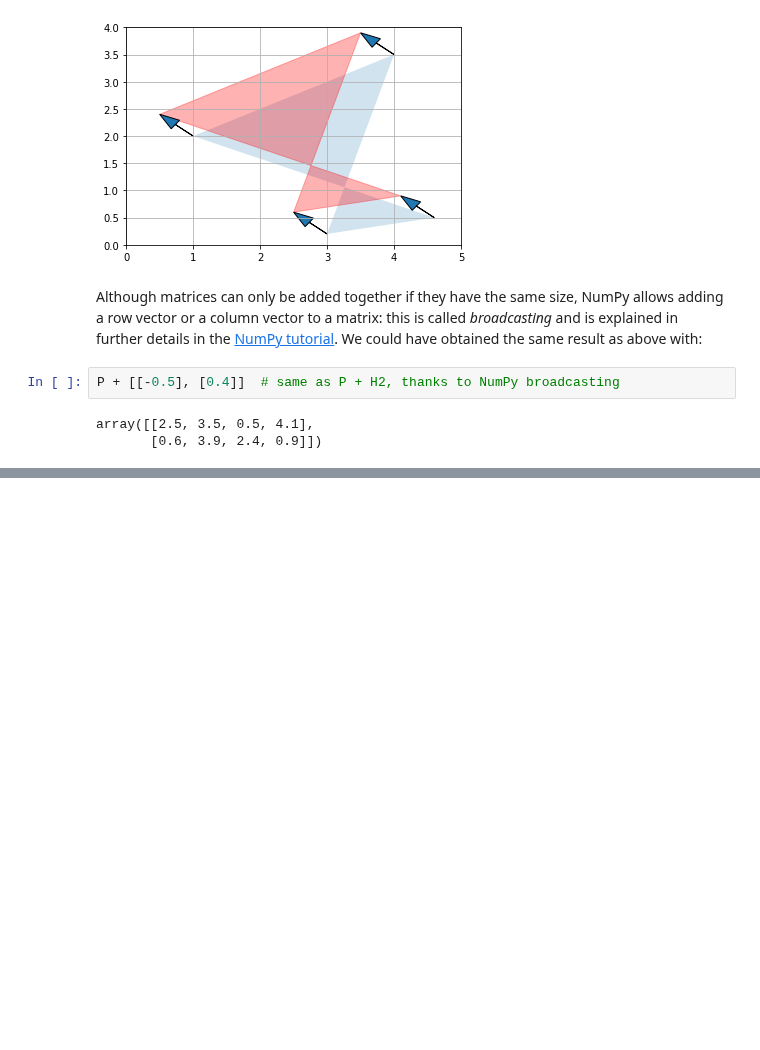
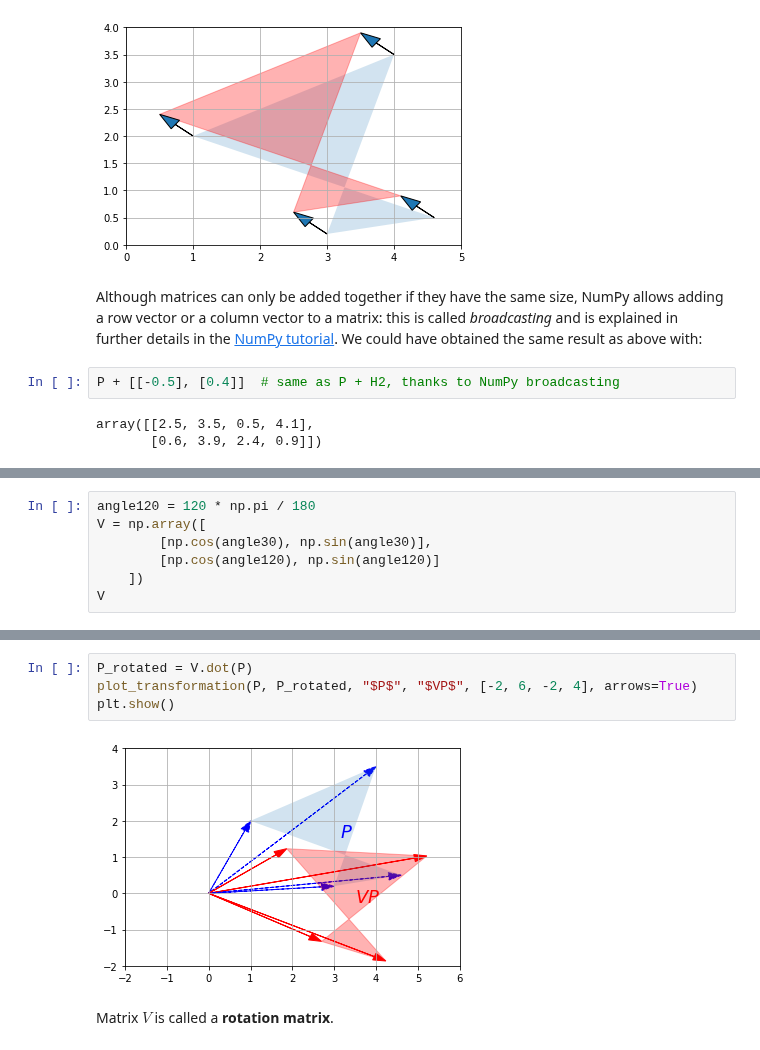
Before and after one commit to jackhwl/OpenCV, a Jupyter notebook: HandOn_MachineLearning/3/math_linear_algebra.ipynb, the cells around one changed output, grey strips where cells are left out. Cells and saved outputs as stored; diff of their text form; blank space fills up the shorter version.

```diff
--- a/HandOn_MachineLearning/3/math_linear_algebra.ipynb
+++ b/HandOn_MachineLearning/3/math_linear_algebra.ipynb
@@ -1123,0 +1196,7 @@ array([[2.5, 3.5, 0.5, 4.1],
+# %%
+angle120 = 120 * np.pi / 180
+V = np.array([
+        [np.cos(angle30), np.sin(angle30)],
+        [np.cos(angle120), np.sin(angle120)]
+    ])
+V
@@ -1123,0 +1215,8 @@ array([[2.5, 3.5, 0.5, 4.1],
+# %%
+P_rotated = V.dot(P)
+plot_transformation(P, P_rotated, "$P$", "$VP$", [-2, 6, -2, 4], arrows=True)
+plt.show()
+# %% [output]
+[figure, added]
+# %% [markdown]
+Matrix $V$ is called a **rotation matrix**.
```
Also changed, not shown: parts of 16 cells of this notebook.
